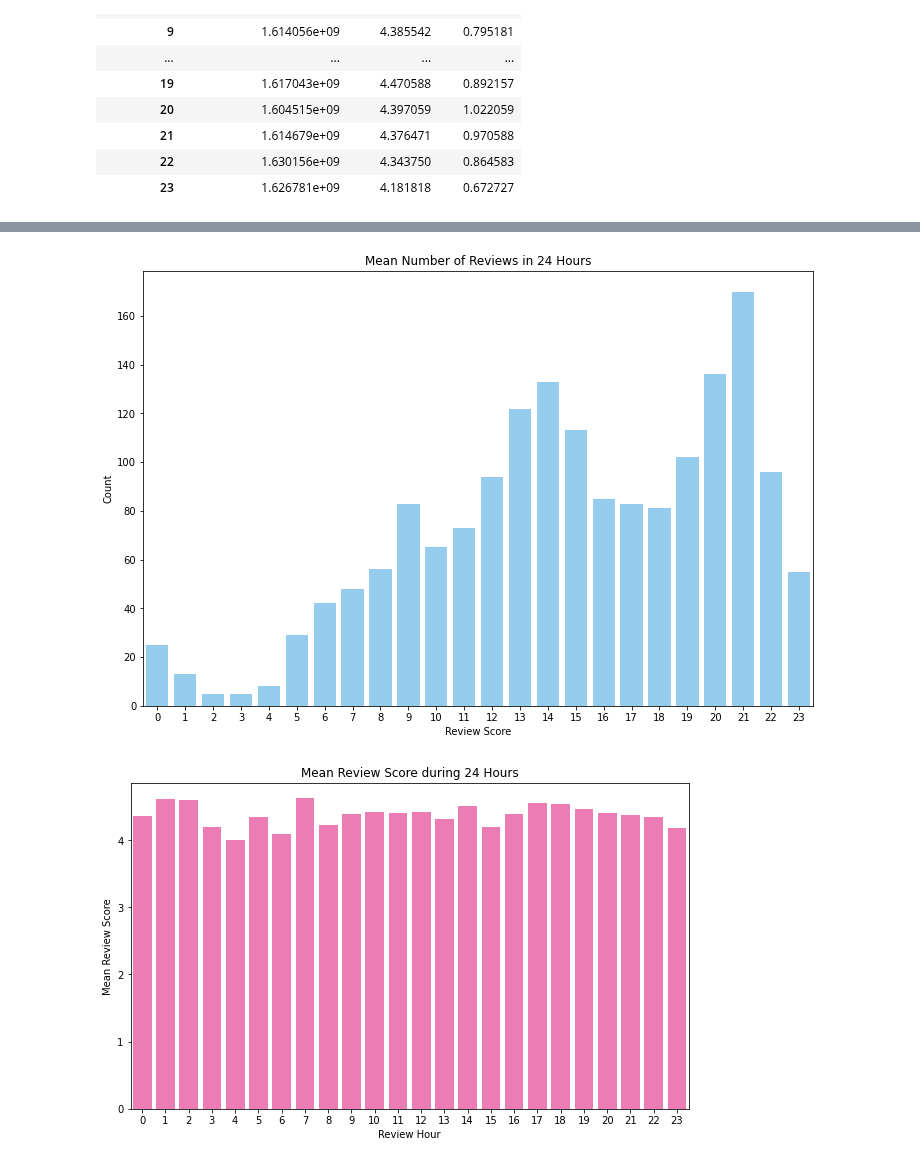
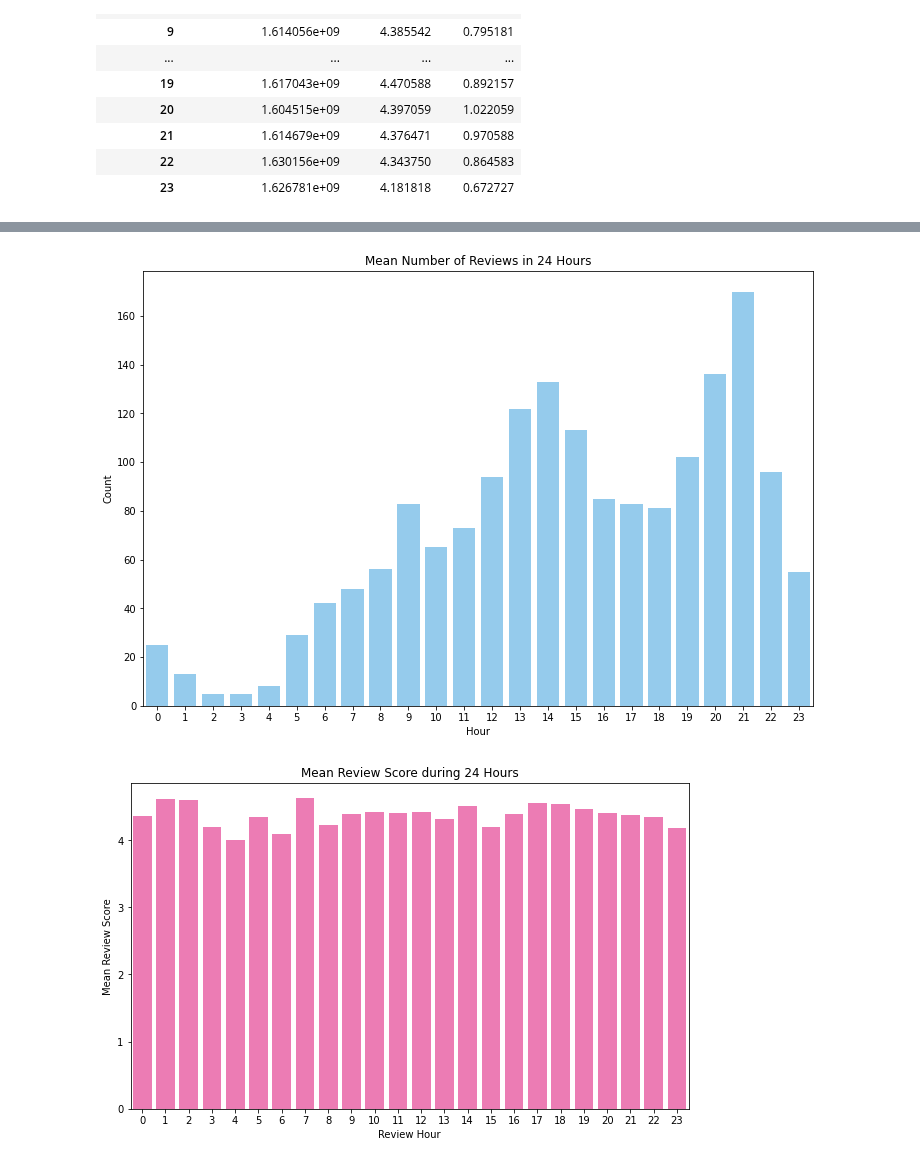
Before and after one commit to MalkAle/Google-Reviews-Restaurant-Analysis, a Jupyter notebook: Reviews_Analysis.ipynb, the cells around one changed output, grey strips where cells are left out. Cells and saved outputs as stored; diff of their text form; code cells hidden in the pictures.

```diff
--- a/Reviews_Analysis.ipynb
+++ b/Reviews_Analysis.ipynb
@@ -312,0 +316,3 @@ df_hours
+# %%
+df['review_date'] = df['review_datetime_utc'].apply(lambda x: x.date())
+df.head()
@@ -313,12 +340,12 @@ df_hours
 # %%
 plt.figure(figsize=(12,8))
 fig = sns.countplot(data=df,x='review_hour', color='lightskyblue')
 fig.set_title('Mean Number of Reviews in 24 Hours', fontsize=12)
-fig.set_xlabel('Review Score')
+fig.set_xlabel('Hour')
 fig.set_ylabel('Count')
 plt.savefig('Pics/review_hour.jpg',bbox_inches='tight',dpi=200)
 # %% [output]
-[figure, old version]
+[figure, new version]
 # %%
 plt.figure(figsize=(10,6))
 fig = sns.barplot(x=df_hours.index,y=df_hours['review_rating'],color='hotpink')
```
Also changed, not shown: parts of 16 cells of this notebook, 22 other files.
